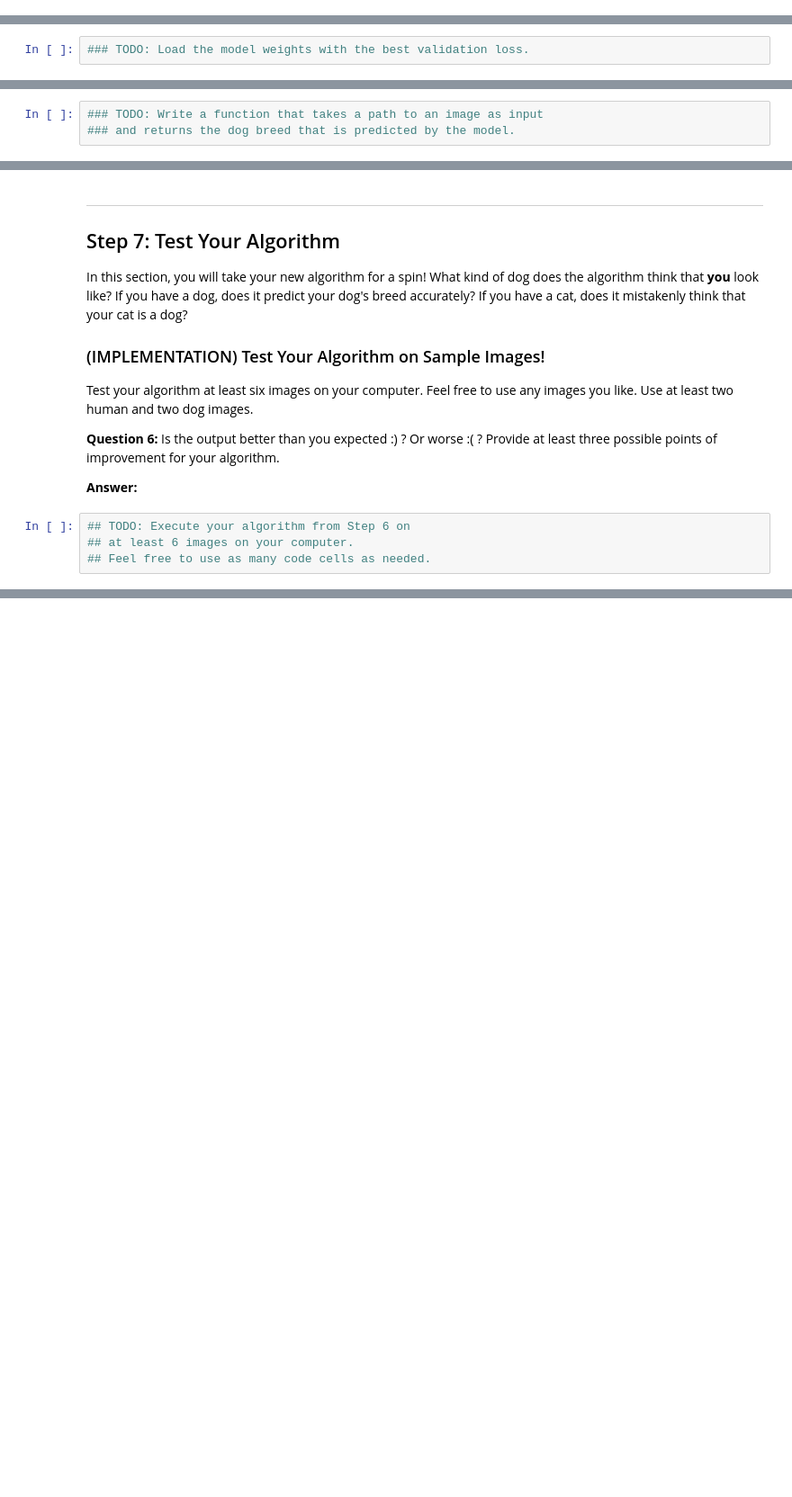
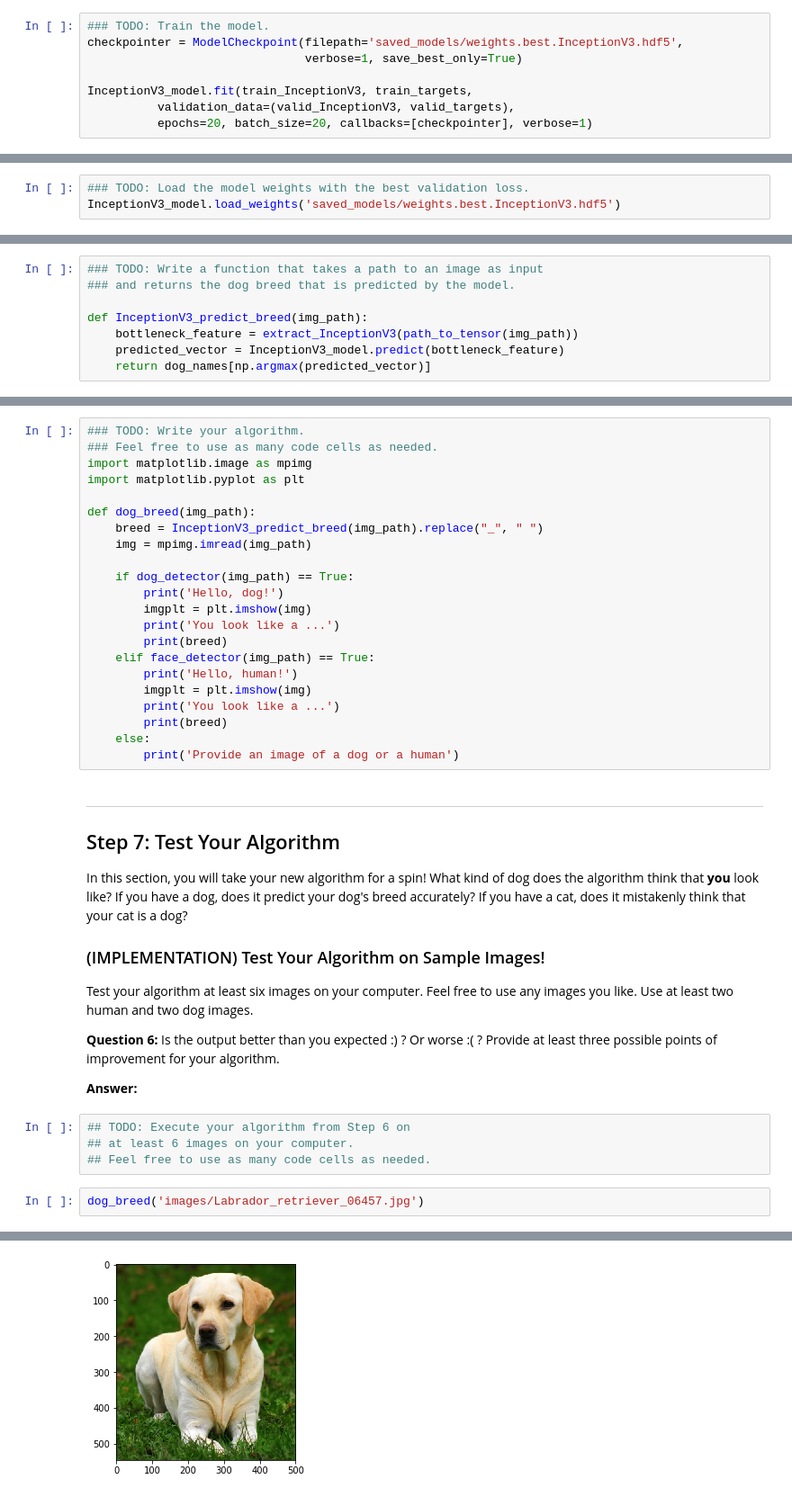
Before and after one commit to oyoot/dog-project, a Jupyter notebook: dog_app.ipynb, the cells around one changed output, grey strips where cells are left out. Shown: that part at 90% size. Cells and saved outputs as stored; diff of their text form; blank space fills up the shorter version.

```diff
--- a/dog_app.ipynb
+++ b/dog_app.ipynb
@@ -608,0 +629,8 @@ You are welcome to [augment the training data](https://blog.keras.io/building-po
+# %%
+### TODO: Train the model.
+checkpointer = ModelCheckpoint(filepath='saved_models/weights.best.InceptionV3.hdf5',
+                               verbose=1, save_best_only=True)
+
+InceptionV3_model.fit(train_InceptionV3, train_targets,
+          validation_data=(valid_InceptionV3, valid_targets),
+          epochs=20, batch_size=20, callbacks=[checkpointer], verbose=1)
@@ -610,6 +657,7 @@ You are welcome to [augment the training data](https://blog.keras.io/building-po
 ### (IMPLEMENTATION) Load the Model with the Best Validation Loss
 # %%
 ### TODO: Load the model weights with the best validation loss.
+InceptionV3_model.load_weights('saved_models/weights.best.InceptionV3.hdf5')
 # %% [markdown]
 ### (IMPLEMENTATION) Test the Model
 
@@ -634,6 +689,11 @@ where `{network}`, in the above filename, should be one of `VGG19`, `Resnet50`,
 # %%
 ### TODO: Write a function that takes a path to an image as input
 ### and returns the dog breed that is predicted by the model.
+
+def InceptionV3_predict_breed(img_path):
+    bottleneck_feature = extract_InceptionV3(path_to_tensor(img_path))
+    predicted_vector = InceptionV3_model.predict(bottleneck_feature)
+    return dog_names[np.argmax(predicted_vector)]
 # %% [markdown]
 ---
 <a id='step6'></a>
@@ -658,3 +715,25 @@ Some sample output for our algorithm is provided below, but feel free to design
+# %%
+### TODO: Write your algorithm.
+### Feel free to use as many code cells as needed.
+import matplotlib.image as mpimg
+import matplotlib.pyplot as plt
+
+def dog_breed(img_path):
+    breed = InceptionV3_predict_breed(img_path).replace("_", " ")
+    img = mpimg.imread(img_path)
+
+    if dog_detector(img_path) == True:
+        print('Hello, dog!')
+        imgplt = plt.imshow(img)
+        print('You look like a ...')
+        print(breed)
+    elif face_detector(img_path) == True:
+        print('Hello, human!')
+        imgplt = plt.imshow(img)
+        print('You look like a ...')
+        print(breed)
+    else:
+        print('Provide an image of a dog or a human')
 # %% [markdown]
 ---
 <a id='step7'></a>
@@ -673,3 +752,6 @@ __Answer:__
 ## TODO: Execute your algorithm from Step 6 on
 ## at least 6 images on your computer.
 ## Feel free to use as many code cells as needed.
+# %%
+dog_breed('images/Labrador_retriever_06457.jpg')
+# %% [output]
@@ -675,0 +761 @@ __Answer:__
+[figure, added]
```
Also changed, not shown: parts of 15 cells of this notebook, 2 other files.
